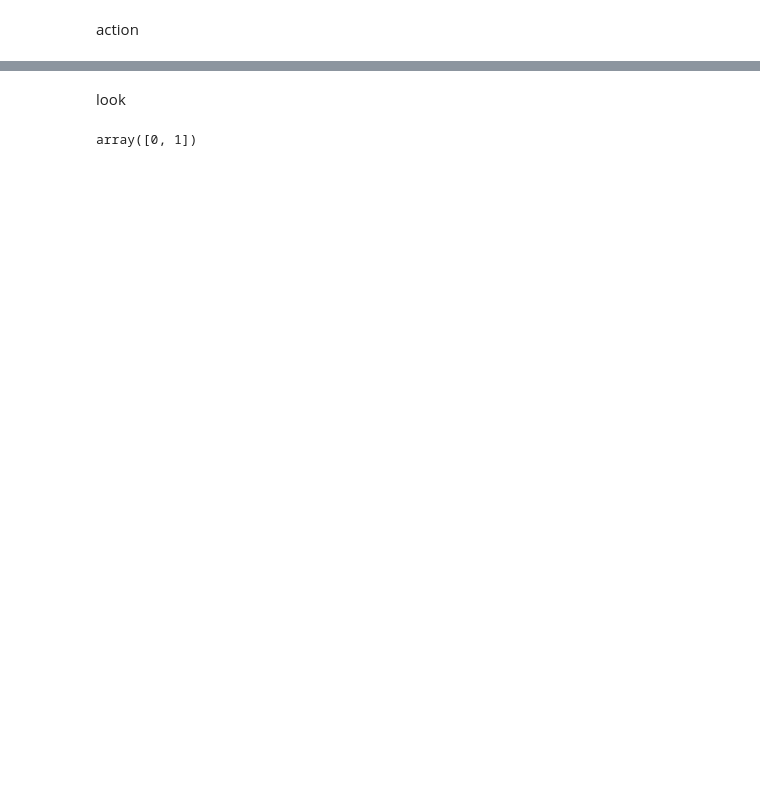
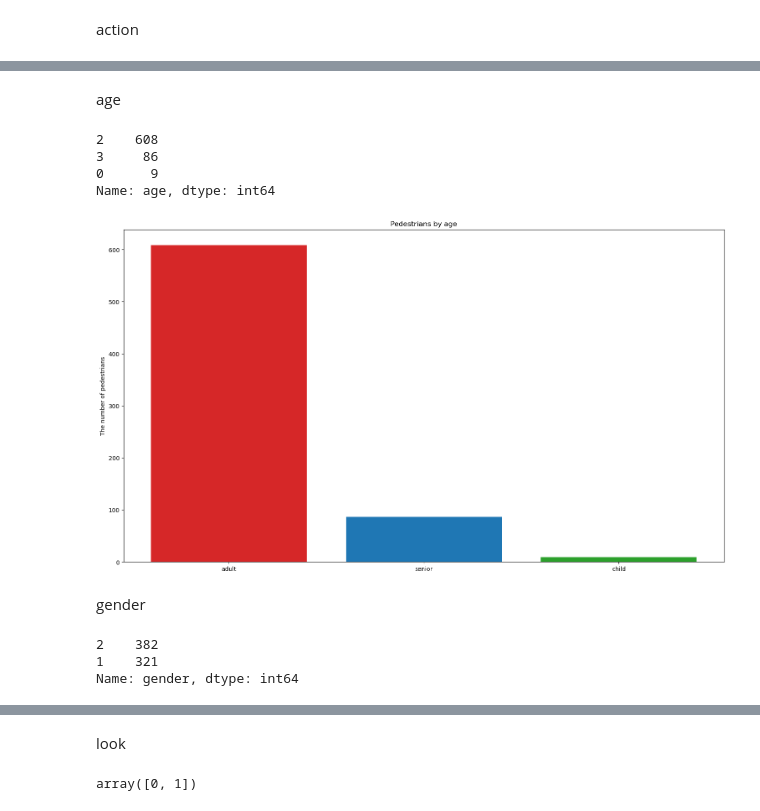
Before and after one commit to Matovic/pedestrian-classification, a Jupyter notebook: src/EDA.ipynb, the cells around one changed output, grey strips where cells are left out. Cells and saved outputs as stored; diff of their text form; code cells hidden in the pictures; blank space fills up the shorter version.

```diff
--- a/src/EDA.ipynb
+++ b/src/EDA.ipynb
@@ -215 +240,39 @@ df_train.gesture.value_counts()
 Name: gesture, dtype: int64
+# %% [markdown]
+age
+# %%
+df_train.age.value_counts()
+# %% [output]
+2    608
+3     86
+0      9
+Name: age, dtype: int64
+# %%
+accuracy_csv = pd.DataFrame(df_train.age.value_counts())
+accuracy_csv.values
+
+fig, ax = plt.subplots()
+fig.set_size_inches(18.5, 10.5)
+fig.set_dpi(100)
+
+fruits = ['adult', 'senior', 'child']
+counts = [accuracy_csv.values[0][0], accuracy_csv.values[1][0], accuracy_csv.values[2][0]]
+bar_labels = ['red', 'blue', 'green']
+bar_colors = ['tab:red', 'tab:blue', 'tab:green']
+
+ax.bar(fruits, counts, label=bar_labels, color=bar_colors)
+
+ax.set_ylabel('The number of pedestrians')
+ax.set_title('Pedestrians by age')
+
+plt.show()
+# %% [output]
+[figure, added]
+# %% [markdown]
+gender
+# %%
+df_train.gender.value_counts()
+# %% [output]
+2    382
+1    321
+Name: gender, dtype: int64
```
Also changed, not shown: parts of 16 cells of this notebook.
